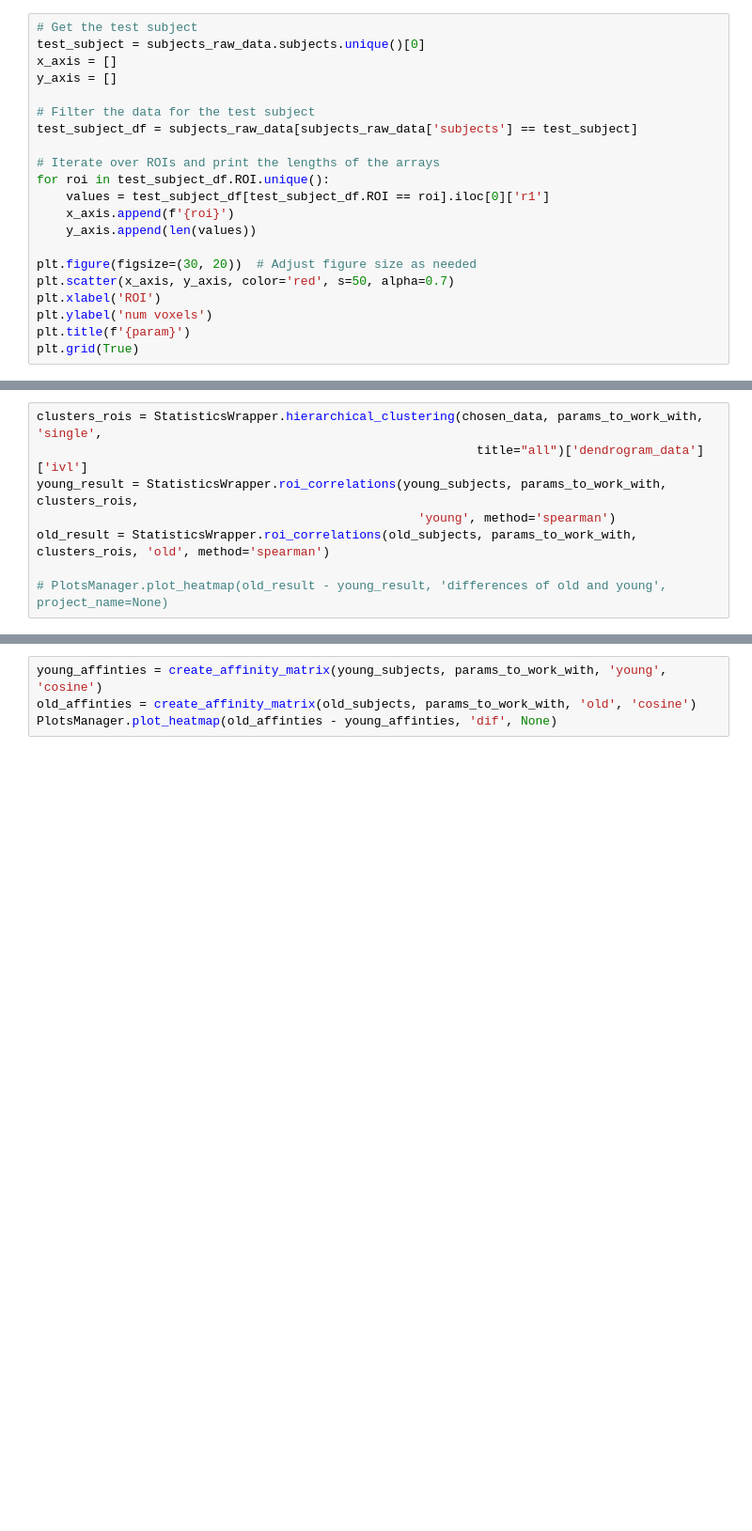
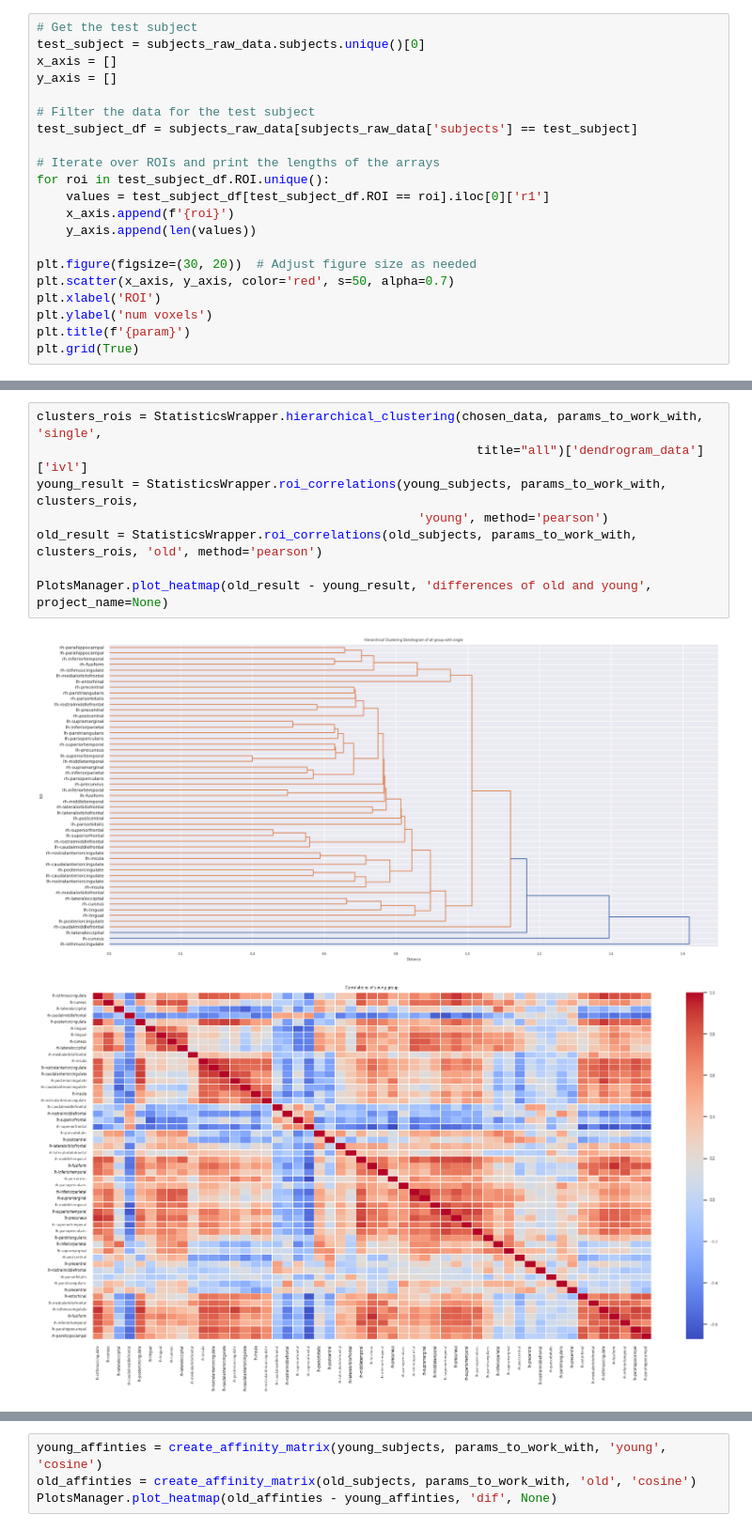
Before and after one commit to NivAm12/qMRI_Analyzer, a Jupyter notebook: analyze_data.ipynb, the cells around one changed output, grey strips where cells are left out. Shown at 94% size. Saved outputs shown, nothing was run; the diff lists cells and outputs as text; blank space fills up the shorter version.

```diff
--- a/analyze_data.ipynb
+++ b/analyze_data.ipynb
@@ -194,8 +216,11 @@ def create_affinity_matrix(data, params, group_name, metric='euclidean'):
 # %%
 clusters_rois = StatisticsWrapper.hierarchical_clustering(chosen_data, params_to_work_with, 'single',
                                                             title="all")['dendrogram_data']['ivl']
 young_result = StatisticsWrapper.roi_correlations(young_subjects, params_to_work_with, clusters_rois,
-                                                    'young', method='spearman')
-old_result = StatisticsWrapper.roi_correlations(old_subjects, params_to_work_with, clusters_rois, 'old', method='spearman')
+                                                    'young', method='pearson')
+old_result = StatisticsWrapper.roi_correlations(old_subjects, params_to_work_with, clusters_rois, 'old', method='pearson')
 
-# PlotsManager.plot_heatmap(old_result - young_result, 'differences of old and young', project_name=None)
+PlotsManager.plot_heatmap(old_result - young_result, 'differences of old and young', project_name=None)
+# %% [output]
+[figure, added]
+[figure, added]
```
Also changed, not shown: parts of 13 cells of this notebook, 3 other files.
